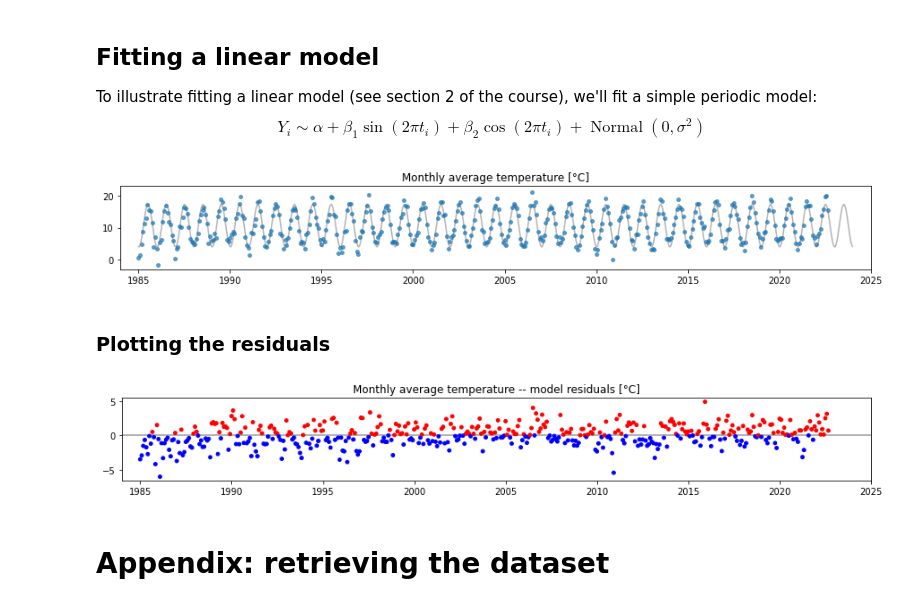
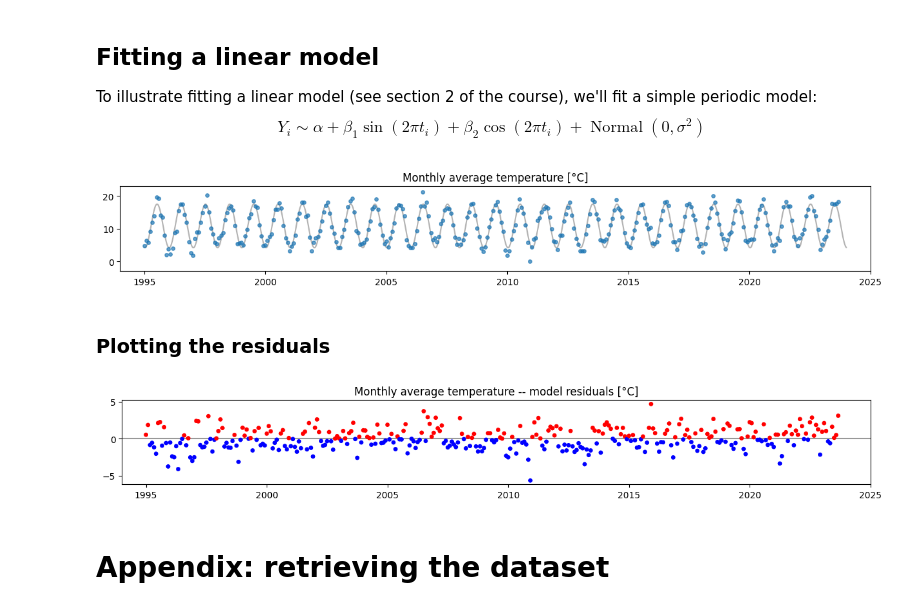
Before and after one commit to damonjw/datasci, a Jupyter notebook: ex/climate.ipynb, the cells around one changed output. Cells and saved outputs as stored; diff of their text form; code cells hidden in the pictures.

Commit message:
Tweaked the climate challange task

```diff
--- a/ex/climate.ipynb
+++ b/ex/climate.ipynb
@@ -16,8 +16,8 @@ Please submit a Jupyter notebook, or a pdf. Include explanations of what your mo
 # %% [markdown]
 The dataset is from [https://www.metoffice.gov.uk/pub/data/weather/uk/climate/](https://www.metoffice.gov.uk/pub/data/weather/uk/climate/). Code for retrieving the dataset is given at the bottom.
 # %%
-url = 'https://www.cl.cam.ac.uk/teaching/2223/DataSci/data/climate.csv'
-#climate = pandas.read_csv(url)
+url = 'https://www.cl.cam.ac.uk/teaching/current/DataSci/data/climate_202309.csv'
+climate = pandas.read_csv(url)
 # Or run the scraping code at the bottom
 # (Warning: the scraping code may break if the Met Office changes its webpages. If it breaks,
 # just use the csv above.)
@@ -33,29 +33,29 @@ $$
 Y_i \sim \alpha + \beta_1 \sin(2\pi t_i) + \beta_2 \cos(2\pi t_i) + \operatorname{Normal}(0,\sigma^2)
 $$
 # %%
-# Restrict attention to Cambridge, 1985 onwards, for illustration
-df = climate.loc[(climate.station=='Cambridge') & (climate.yyyy>=1985)]
+# Restrict attention to Cambridge, 1995 onwards, for illustration
+df = climate.loc[(climate.station=='Cambridge') & (climate.yyyy>=1995)]
 
 X = np.column_stack([np.sin(2*π*df.t), np.cos(2*π*df.t)])
 model = sklearn.linear_model.LinearRegression()
 model.fit(X, df.temp)
 α,(β1,β2) = (model.intercept_, model.coef_)
 
 # Plot a curve to depict the fitted values
-tnew = np.linspace(1985, 2024, 1000)
+tnew = np.linspace(1995, 2024, 1000)
 Xnew = np.column_stack([np.sin(2*π*tnew), np.cos(2*π*tnew)])
 temp_pred = model.predict(Xnew)
 
 fig,ax = plt.subplots(figsize=(15,1.7))
 ax.scatter(df.t, df.temp, s=15, alpha=0.7)
 ax.plot(tnew, temp_pred, color='0.7', zorder=0)
-ax.set_xlim([1984,2025])
+ax.set_xlim([1994,2025])
 ax.set_ylim([-3,23])
 ax.set_title('Monthly average temperature [°C]')
 
 plt.show()
 # %% [output]
-[figure, old version]
+[figure, new version]
 # %% [markdown]
 ### Plotting the residuals
 # %%
@@ -64,11 +64,11 @@ resid = df.temp - model.predict(X)
 fig,ax = plt.subplots(figsize=(15,1.7))
 ax.scatter(df.t, resid, c=np.where(resid<=0,'blue','red'), s=15)
 ax.axhline(0, color='0.6', zorder=0)
-ax.set_xlim([1984,2025])
+ax.set_xlim([1994,2025])
 ax.set_title('Monthly average temperature -- model residuals [°C]')
 plt.show()
 # %% [output]
-[figure, old version]
+[figure, new version]
 # %% [markdown]
 # Appendix: retrieving the dataset
 # %%
```
Also changed, not shown: parts of 1 cell of this notebook, 2 other files.
